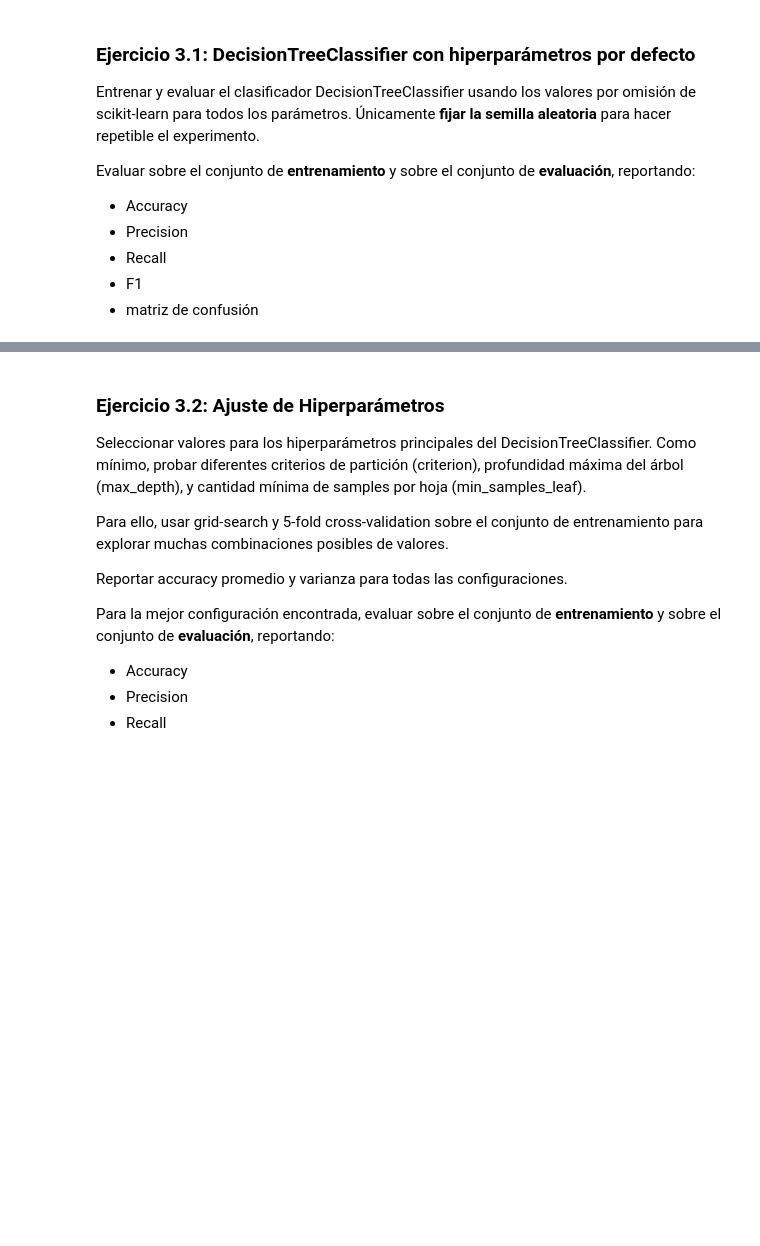
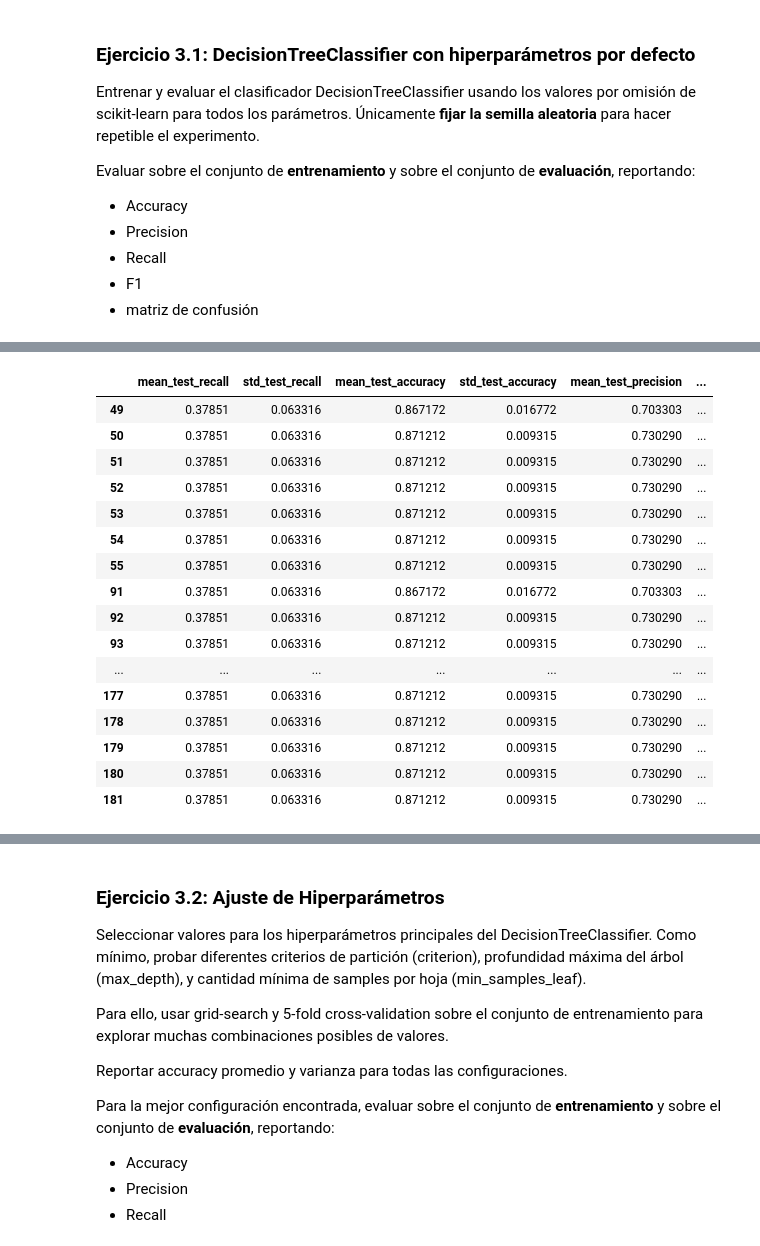
Before and after one commit to benjaminocampo/intro_ml, a Jupyter notebook: Lab 2.ipynb, the cells around one changed output, grey strips where cells are left out. Cells and saved outputs as stored; diff of their text form; code cells hidden in the pictures; blank space fills up the shorter version.

Commit message:
hiperparametros decision tree

```diff
--- a/Lab 2.ipynb
+++ b/Lab 2.ipynb
@@ -359,6 +359,12 @@ Evaluar sobre el conjunto de **entrenamiento** y sobre el conjunto de **evaluaci
 - Recall
 - F1
 - matriz de confusión
+# %%
+# División entre instancias y etiquetas
+X, y = dataset.iloc[:, 1:], dataset.TARGET
+
+# división entre entrenamiento y evaluación
+X_train, X_test, y_train, y_test = train_test_split(X, y, test_size=0.2, random_state=seed)
 # %%
 from sklearn.tree import DecisionTreeClassifier
 clf = DecisionTreeClassifier(random_state=0)
@@ -385,0 +411,23 @@ plt.show()
+# %%
+from sklearn.model_selection import GridSearchCV
+
+# TODO: Check other params
+param_grid = {
+    'max_depth': [6,7, 8, 9, 10],
+    'criterion':['gini', 'entropy'],
+    'min_samples_split': [100, 200, 300, 400, 500, 600, 700],
+    'min_samples_leaf':[5, 10, 20, 30, 40, 50]
+
+
+}
+
+model_tree = DecisionTreeClassifier(random_state=seed)
+cv = GridSearchCV(model_tree, param_grid, scoring=["recall", "accuracy", "precision", "f1"], cv=5, refit=False)
+cv.fit(X_train, y_train)
+#cv.fit(X, y)
+
+results_tree = cv.cv_results_
+params_tree = results_tree['params']
+# %%
+results_df_tree = pd.DataFrame(results_tree)
+results_df_tree.columns
@@ -385,0 +450,10 @@ plt.show()
+# %%
+relevant_metrics=["mean_test_recall", "std_test_recall",
+            "mean_test_accuracy", "std_test_accuracy",
+            "mean_test_precision", "std_test_precision", 'mean_test_f1',
+            "rank_test_recall", 'rank_test_precision', 'rank_test_accuracy', 'rank_test_f1']
+
+params_tree= ['param_criterion', 'param_max_depth', 'param_min_samples_leaf', 'param_min_samples_split']
+
+results_df_tree= results_df_tree[relevant_metrics + params_tree]
+results_df_tree
@@ -385,0 +474,21 @@ plt.show()
+# %%
+highest_rank= 1
+results_df_tree[results_df_tree['rank_test_recall']== highest_rank]
+# %% [output]
+|  | mean_test_recall | std_test_recall | mean_test_accuracy | std_test_accuracy | mean_test_precision | ... |
+| 49 | 0.37851 | 0.063316 | 0.867172 | 0.016772 | 0.703303 | ... |
+| 50 | 0.37851 | 0.063316 | 0.871212 | 0.009315 | 0.730290 | ... |
+| 51 | 0.37851 | 0.063316 | 0.871212 | 0.009315 | 0.730290 | ... |
+| 52 | 0.37851 | 0.063316 | 0.871212 | 0.009315 | 0.730290 | ... |
+| 53 | 0.37851 | 0.063316 | 0.871212 | 0.009315 | 0.730290 | ... |
+| 54 | 0.37851 | 0.063316 | 0.871212 | 0.009315 | 0.730290 | ... |
+| 55 | 0.37851 | 0.063316 | 0.871212 | 0.009315 | 0.730290 | ... |
+| 91 | 0.37851 | 0.063316 | 0.867172 | 0.016772 | 0.703303 | ... |
+| 92 | 0.37851 | 0.063316 | 0.871212 | 0.009315 | 0.730290 | ... |
+| 93 | 0.37851 | 0.063316 | 0.871212 | 0.009315 | 0.730290 | ... |
+| ... | ... | ... | ... | ... | ... | ... |
+| 177 | 0.37851 | 0.063316 | 0.871212 | 0.009315 | 0.730290 | ... |
+| 178 | 0.37851 | 0.063316 | 0.871212 | 0.009315 | 0.730290 | ... |
+| 179 | 0.37851 | 0.063316 | 0.871212 | 0.009315 | 0.730290 | ... |
+| 180 | 0.37851 | 0.063316 | 0.871212 | 0.009315 | 0.730290 | ... |
+| 181 | 0.37851 | 0.063316 | 0.871212 | 0.009315 | 0.730290 | ... |
```
Also changed, not shown: parts of 10 cells of this notebook, 1 other file.
